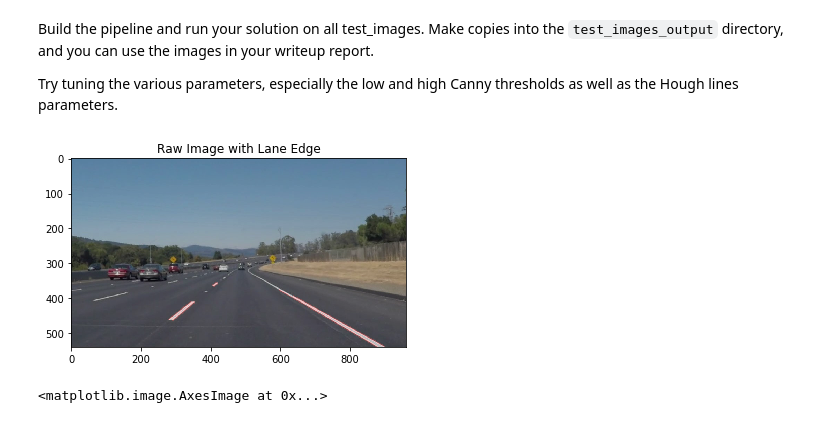
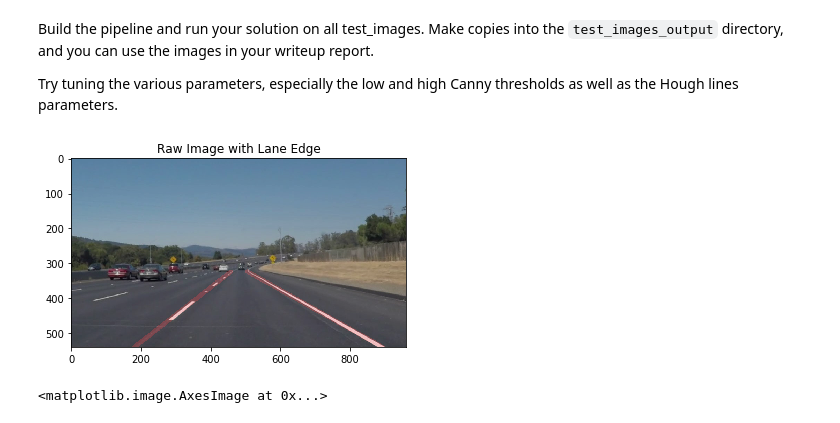
Before and after one commit to StevenShuoFeng/CarND-LaneLines-P1, a Jupyter notebook: P1.ipynb, the cells around one changed output. Saved outputs shown, nothing was run; the diff lists cells and outputs as text; code cells hidden in the pictures.

```diff
--- a/P1.ipynb
+++ b/P1.ipynb
@@ -187,36 +250,36 @@ Try tuning the various parameters, especially the low and high Canny thresholds
 import os
 
 inputImageDir = "test_images/"
 outputImageDir = "test_images_output/"
 files = os.listdir(inputImageDir)
 
 for k in range(len(testImageFiles)):
     img = mpimg.imread(inputImageDir + files[k])
     imgGray = grayscale(img)
     sizy, sizx = imgGray.shape
 
     # Detect all edges
     imgEdge = canny(imgGray, 50, 150)
 
     # Define a region of interest in front-center
-    roi = np.array([[sizx*0.5, sizy*0.6], [0, sizy], [sizx, sizy]]).astype(int)
+    roi = np.array([[sizx*0.45, sizy*0.6], [0, sizy], [sizx, sizy], [sizx*0.55, sizy*0.6]]).astype(int)
     imgEdgeROI = region_of_interest(imgEdge, [roi])
 
     # hough transform for lines
-    lineROI = hough_lines(imgEdgeROI, rho=1, theta=np.pi/180, threshold=20, min_line_len=10, max_line_gap=5)
+    lineROI = hough_lines(imgEdgeROI, rho=1, theta=np.pi/180, threshold=20, min_line_len=10, max_line_gap=2)
 
 #     plt.subplot(1,3,1)
 #     plt.imshow(imgGray, cmap='gray'), plt.title('Gray Image')
 #     plt.subplot(1,3,2)
 #     plt.imshow(imgEdge, cmap='gray'), plt.title('Edge Image')
 #     plt.subplot(1,3,3)
 #     plt.imshow(lineROI), plt.title('Hough Lines (ROI) Image')
 
     res = weighted_img(initial_img=img, img=lineROI, α=0.8, β=0.2, γ=0.5)
     plt.imshow(res), plt.title('Raw Image with Lane Edge')
     cv2.imwrite(outputImageDir + "rawline_" + files[k], cv2.cvtColor(res, cv2.COLOR_RGB2BGR))
 # %% [output]
-[figure, old version]
+[figure, new version]
 # %%
 ret, imgGrayThresh = cv2.threshold(region_of_interest(imgGray, [roi]),150,250,cv2.THRESH_BINARY)
 imgGrayThresh *= 255
```
Also changed, not shown: parts of 3 cells of this notebook.
